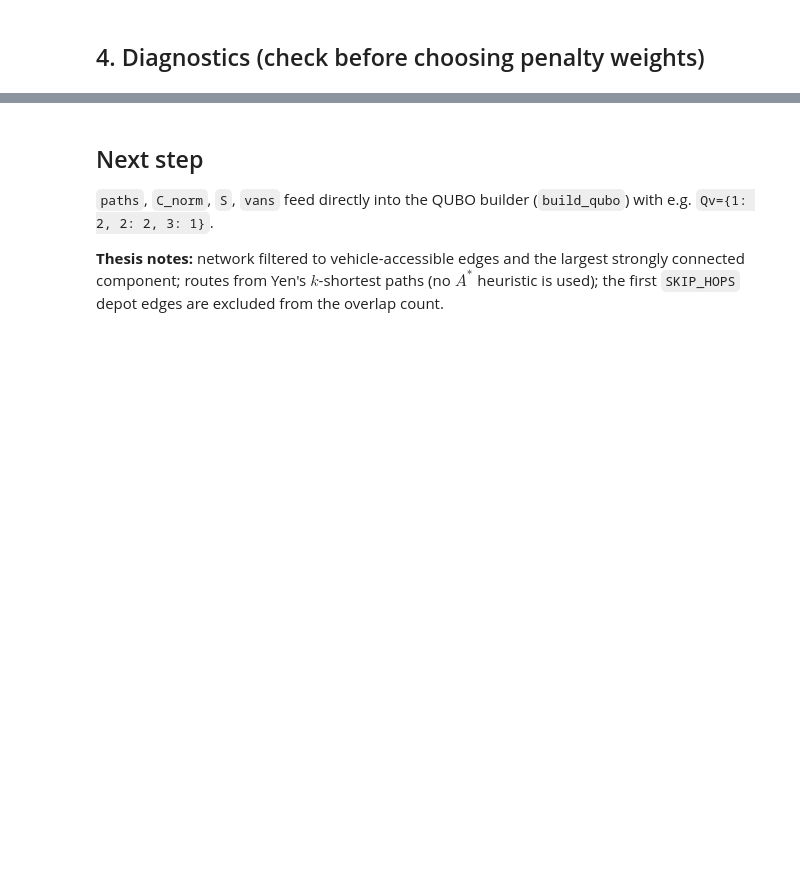
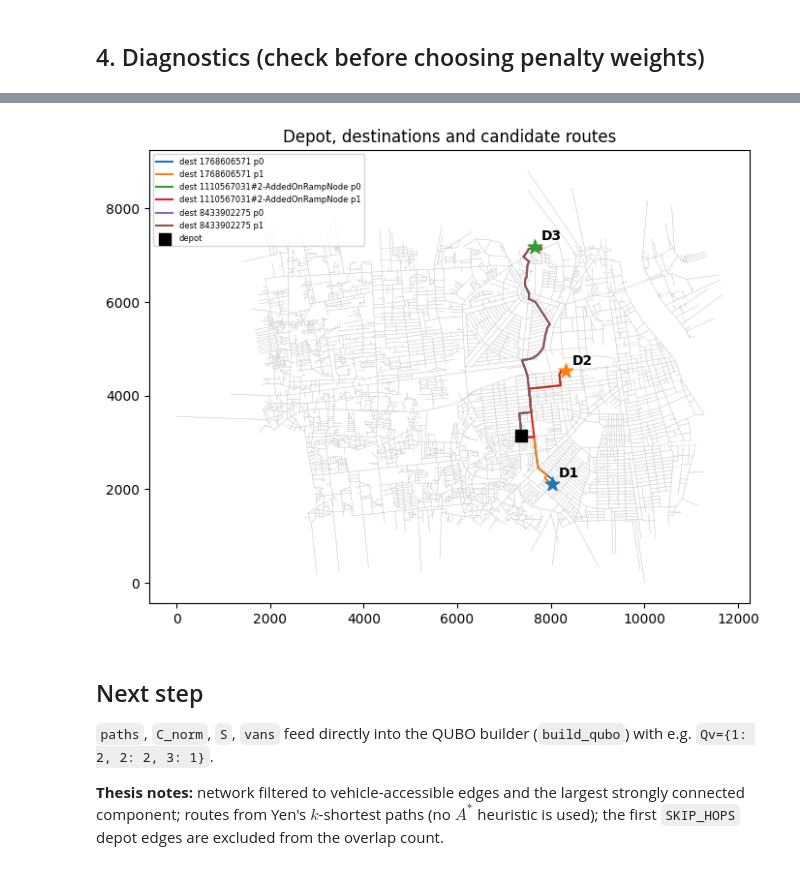
Before and after one commit to sophanith21/commercial_fleet_quantum_route_optimization, a Jupyter notebook: preprocessing.ipynb, the cells around one changed output, grey strips where cells are left out. Cells and saved outputs as stored; diff of their text form; code cells hidden in the pictures; blank space fills up the shorter version.

```diff
--- a/preprocessing.ipynb
+++ b/preprocessing.ipynb
@@ -78,7 +142,7 @@ def get_candidate_routes(graph, source, target, k=1):
     except nx.NetworkXNoPath:
         return []
 
-K_PATHS = 1      # use 2 for a non-trivial route-choice (cost) term
+K_PATHS = 2      # use 2 for a non-trivial route-choice (cost) term
 SKIP_HOPS = 2    # ignore the first edges out of the depot in the overlap count
 
 paths = {}   # d -> [p, ...]
@@ -121,18 +199,33 @@ print(f"\nMax cost (normaliser): {C_MAX:.1f} s")
 # %%
 # Optional: visualise depot, destinations and routes
 fig, ax = plt.subplots(figsize=(8, 8))
 for u, v in G.edges:
     (x1, y1), (x2, y2) = G.nodes[u]["pos"], G.nodes[v]["pos"]
     ax.plot([x1, x2], [y1, y2], color="lightgray", lw=0.3, zorder=1)
 for a, route in NODE_PATHS.items():
     xs, ys = zip(*(G.nodes[n]["pos"] for n in route))
     ax.plot(xs, ys, lw=1.5, zorder=2, label=f"dest {a[0]} p{a[1]}")
 ax.scatter(*G.nodes[DEPOT_NODE]["pos"], c="black", marker="s", s=80, zorder=3, label="depot")
-for d in DESTINATION_NODES:
+
+for i, d in enumerate(DESTINATION_NODES, start=1):
     ax.scatter(*G.nodes[d]["pos"], marker="*", s=120, zorder=3)
+
+    # Add destination label
+    x, y = G.nodes[d]["pos"]
+    ax.annotate(
+        f"D{i}",
+        (x, y),
+        xytext=(5, 5),
+        textcoords="offset points",
+        fontsize=10,
+        fontweight="bold"
+    )
+
 ax.set_aspect("equal"); ax.set_title("Depot, destinations and candidate routes")
 ax.legend(fontsize=6, loc="best")
 plt.show()
+# %% [output]
+[figure, added]
 # %% [markdown]
 ## Next step
 `paths`, `C_norm`, `S`, `vans` feed directly into the QUBO builder (`build_qubo`) with e.g. `Qv={1: 2, 2: 2, 3: 1}`.
```
Also changed, not shown: parts of 8 cells of this notebook.
